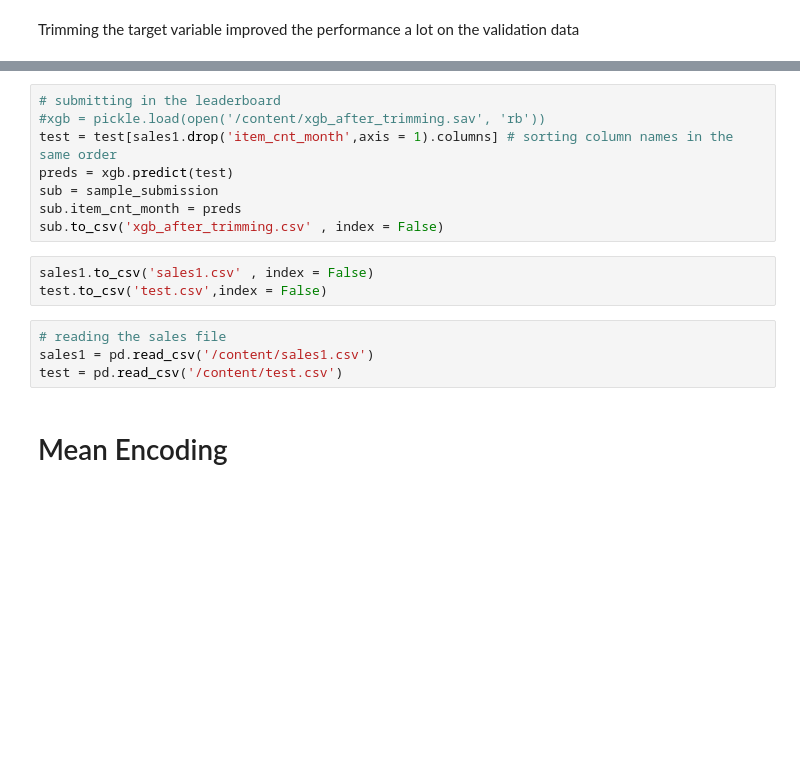
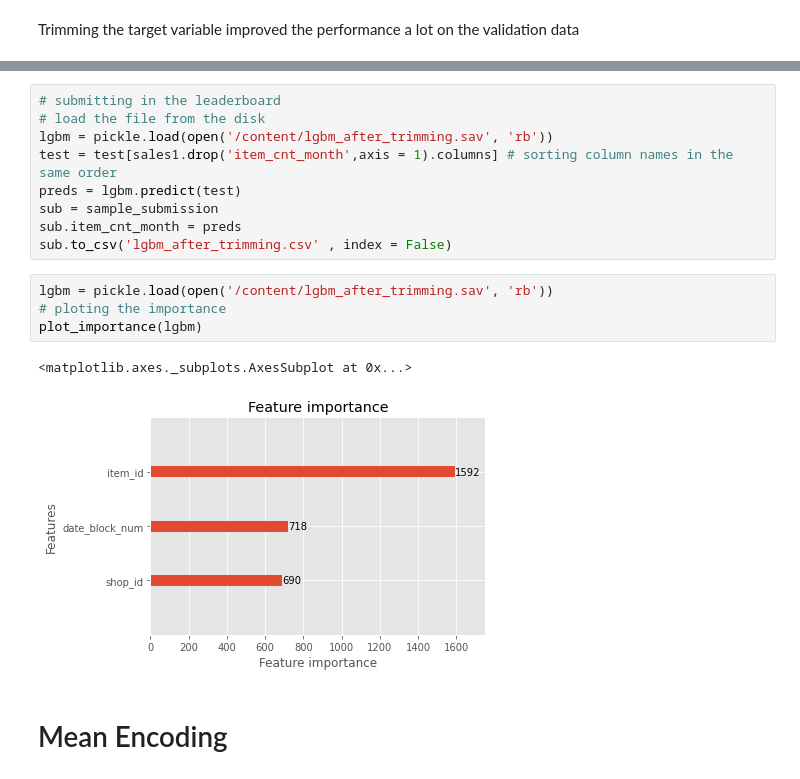
Before and after one commit to mohiiieldin/Predict-Future-Sales-Competition-on-Kaggle-Python-, a Jupyter notebook: Predict_Future_Sales.ipynb, the cells around one changed output, grey strips where cells are left out. Drawn from its saved outputs; the diff is of its cells as text; blank space fills up the shorter version.

```diff
--- a/Predict_Future_Sales.ipynb
+++ b/Predict_Future_Sales.ipynb
@@ -508,18 +521,19 @@ pickle.dump(xgb , open(file_name, 'wb'))
 # %%
 # submitting in the leaderboard
-#xgb = pickle.load(open('/content/xgb_after_trimming.sav', 'rb'))
+# load the file from the disk
+lgbm = pickle.load(open('/content/lgbm_after_trimming.sav', 'rb'))
 test = test[sales1.drop('item_cnt_month',axis = 1).columns] # sorting column names in the same order
-preds = xgb.predict(test)
+preds = lgbm.predict(test)
 sub = sample_submission
 sub.item_cnt_month = preds
-sub.to_csv('xgb_after_trimming.csv' , index = False)
+sub.to_csv('lgbm_after_trimming.csv' , index = False)
-# %%
-sales1.to_csv('sales1.csv' , index = False)
-test.to_csv('test.csv',index = False)
-# %%
-# reading the sales file
-sales1 = pd.read_csv('/content/sales1.csv')
-test = pd.read_csv('/content/test.csv')
+# %%
+lgbm = pickle.load(open('/content/lgbm_after_trimming.sav', 'rb'))
+# ploting the importance
+plot_importance(lgbm)
+# %% [output]
+<matplotlib.axes._subplots.AxesSubplot at 0x...>
+[figure, added]
 # %% [markdown]
 # Mean Encoding
 # %% [markdown]
```
Also changed, not shown: parts of 106 cells of this notebook.
